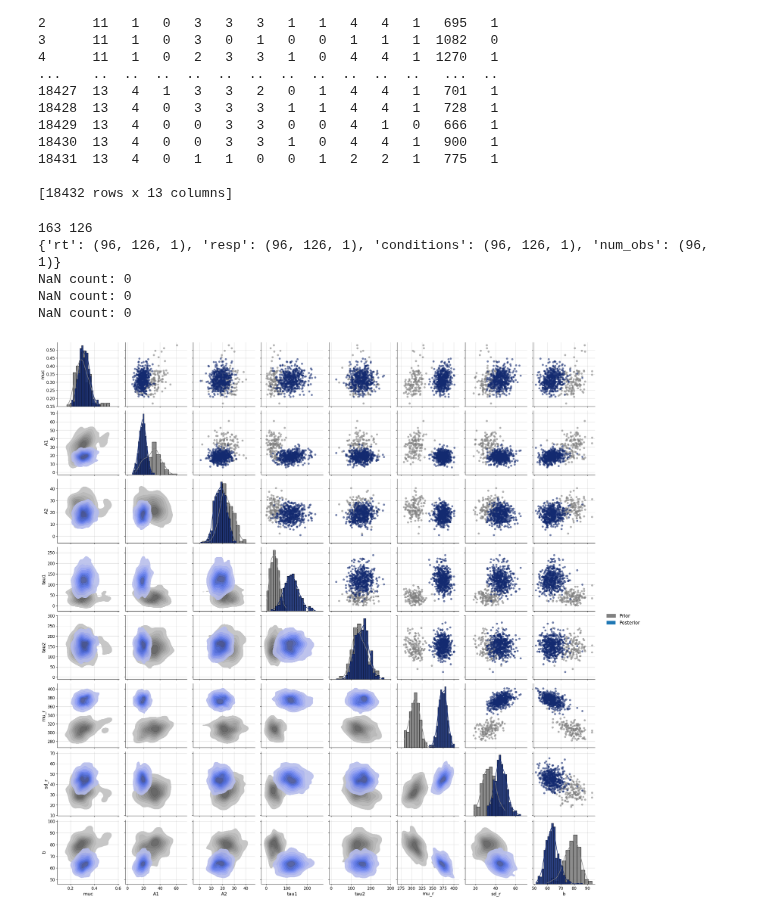
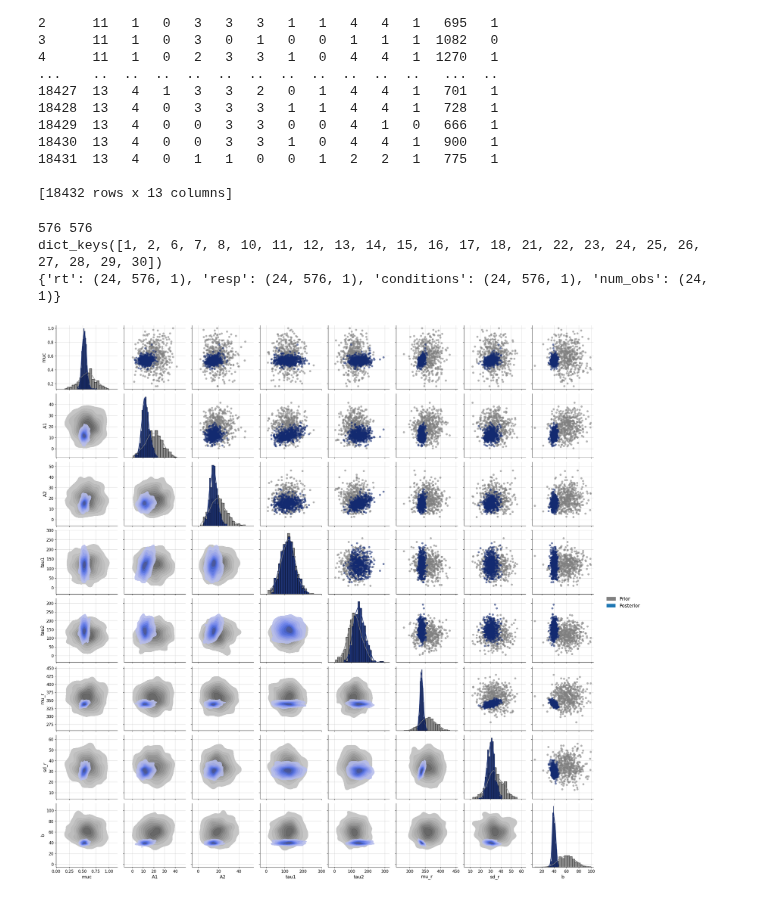
Before and after one commit to l1s4/dualDMC, a Jupyter notebook: bayesflow/dualDMC.ipynb, the cells around one changed output. Cells and saved outputs as stored; diff of their text form; code cells hidden in the pictures.

```diff
--- a/bayesflow/dualDMC.ipynb
+++ b/bayesflow/dualDMC.ipynb
@@ -253,3 +262,2 @@ None
 # %%
-#post_draws = approximator.sample(conditions=val_sims, num_samples=num_samples)
-post_draws = approximator.sample(conditions=val_sims, num_samples=10)
+post_draws = approximator.sample(conditions=val_sims, num_samples=300)
@@ -300,6 +304,6 @@ f = bf.diagnostics.plots.pairs_posterior(estimates=post_draws, targets = val_sim
 # %%
 # load data
-directory = "../data/Exp1a_data/combi/"
+directory = "../data/raw/Exp1a_data/combi/"
 filelist = os.listdir(directory)
 
 df = pd.concat(
@@ -337,6 +341,8 @@ df["CI"] = np.where(
         )
     )
 )
+
+df["conditions"] = df["CI"].astype("category").cat.codes
 # %% [output]
        0   1   2   3   4   5   6   7   8   9   10    11  12
 0      11   1   0   0   1   1   1   0   2   2   1  2712   1
@@ -353,52 +359,39 @@ df["CI"] = np.where(
 
 [18432 rows x 13 columns]
 # %%
-df["conditions"] = df["CI"].astype("category").cat.codes
-df_grouped = df.groupby(["subject", "CI"])
+df_grouped = df.groupby(by="subject")
 
 # min/max number of trials in any group
 max_n = max(len(group) for _, group in df_grouped)
 min_n = min(len(group) for _, group in df_grouped)
 print(max_n, min_n)
 
-# create dictionary, ensuring all data is stored as floats
 data_inference_dict = {
     key: np.array([
-        group[key].values.astype(float)[:min_n].reshape(min_n, 1)
+        group[key].values[:min_n].reshape(min_n, 1)
         for _, group in df_grouped
     ])
     for key in ['rt', 'resp', 'conditions']
 }
 
-data_inference_dict["num_obs"] = np.sum(~np.isnan(data_inference_dict["rt"]), axis=1)
+data_inference_dict["num_obs"] = np.sum(data_inference_dict["rt"], axis=1)
 
-#print(data_inference_dict)
 print({key: value.shape for key, value in data_inference_dict.items()}) # shapes
-
-
-
-
-# check for NaNs
-conds = data_inference_dict["conditions"]
-rt = data_inference_dict["rt"]
-resp = data_inference_dict["resp"]
-print("NaN count:", np.isnan(conds).sum())
-print("NaN count:", np.isnan(rt).sum())
-print("NaN count:", np.isnan(resp).sum())
 # %% [output]
-163 126
-{'rt': (96, 126, 1), 'resp': (96, 126, 1), 'conditions': (96, 126, 1), 'num_obs': (96, 1)}
-NaN count: 0
-NaN count: 0
-NaN count: 0
+576 576
+dict_keys([1, 2, 6, 7, 8, 10, 11, 12, 13, 14, 15, 16, 17, 18, 21, 22, 23, 24, 25, 26, 27, 28, 29, 30])
+{'rt': (24, 576, 1), 'resp': (24, 576, 1), 'conditions': (24, 576, 1), 'num_obs': (24, 1)}
+# %%
+test_data = simulator.sample(500)
 # %%
-posterior = {key: value[0] for key, value in post_draws.items()}
-test_data = approximator.sample(conditions = data_inference_dict, num_samples=150)
-priors = dict(muc=test_data["muc"], A1=test_data["A1"], A2=test_data["A2"],
-                tau1=test_data["tau1"], tau2=test_data["tau2"],
-                mu_r=test_data["mu_r"], sd_r=test_data["sd_r"],
-                b=test_data["b"])
-priors = {key: value[0] for key, value in priors.items()}
+posterior = {key: value[0] for key, value in post_draws.items()}  # 1st participant
+priors = dict(
+    muc=test_data["muc"], A1=test_data["A1"], A2=test_data["A2"],
+    tau1=test_data["tau1"], tau2=test_data["tau2"],
+    mu_r=test_data["mu_r"], sd_r=test_data["sd_r"],
+    b=test_data["b"]
+)
+
 f=bf.diagnostics.pairs_posterior(estimates=posterior, priors=priors)
 # %% [output]
-[figure, old version]
+[figure, new version]
```
Also changed, not shown: parts of 29 cells of this notebook, 6 other files.
